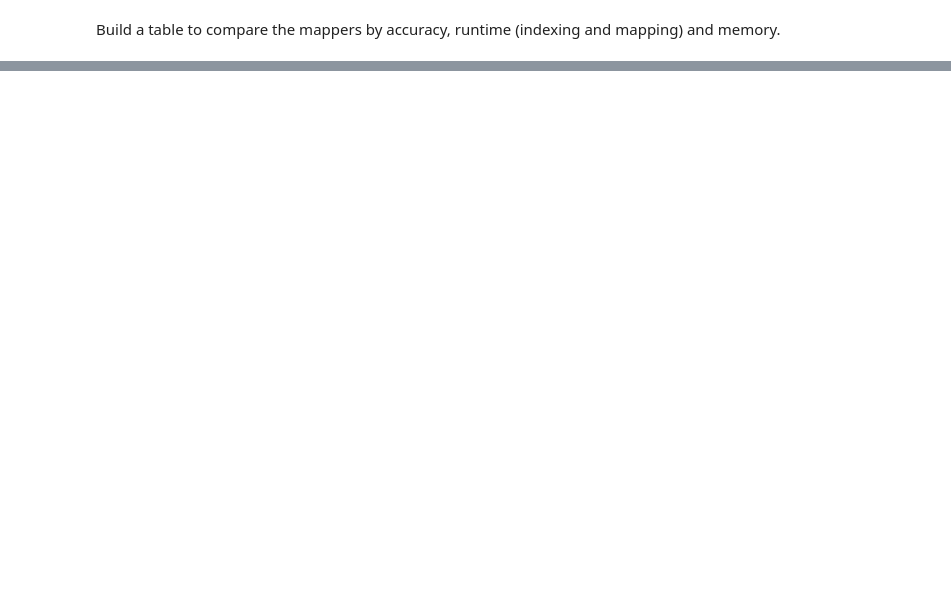
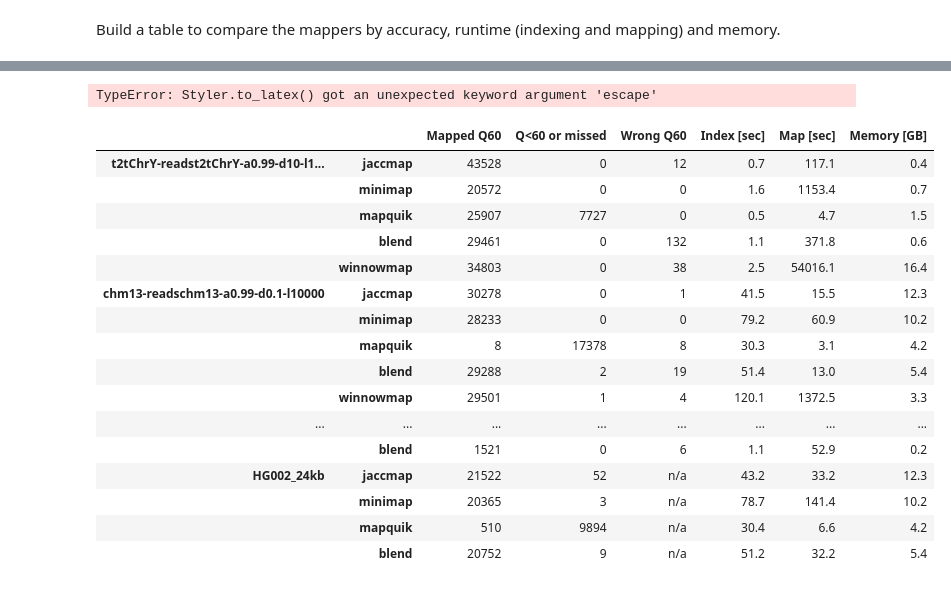
Before and after one commit to pesho-ivanov/shmap, a Jupyter notebook: evals/compare.ipynb, the cells around one changed output, grey strips where cells are left out. Saved outputs shown, nothing was run; the diff lists cells and outputs as text; code cells hidden in the pictures; blank space fills up the shorter version.

```diff
--- a/evals/compare.ipynb
+++ b/evals/compare.ipynb
@@ -383,0 +253,33 @@ KeyboardInterrupt:
+# %%
+def highlight_max(s):
+    is_max = s == s.max()
+    return ['font-weight: bold' if v else '' for v in is_max]
+
+df_high = df_styled.apply(highlight_max).set_caption(data)
+display(df_high.to_latex(escape=False))
+
+display(df_high)
+# %% [output]
+TypeError: Styler.to_latex() got an unexpected keyword argument 'escape'
+# %%
+DF = pd.concat(dfs, keys=keys)
+display(DF)
+DF.to_latex('evals-table.tex', escape=True)
+# %% [output]
+|  |  | Mapped Q60 | Q<60 or missed | Wrong Q60 | Index [sec] | Map [sec] | Memory [GB] |
+| t2tChrY-readst2tChrY-a0.99-d10-l1... | jaccmap | 43528 | 0 | 12 | 0.7 | 117.1 | 0.4 |
+|  | minimap | 20572 | 0 | 0 | 1.6 | 1153.4 | 0.7 |
+|  | mapquik | 25907 | 7727 | 0 | 0.5 | 4.7 | 1.5 |
+|  | blend | 29461 | 0 | 132 | 1.1 | 371.8 | 0.6 |
+|  | winnowmap | 34803 | 0 | 38 | 2.5 | 54016.1 | 16.4 |
+| chm13-readschm13-a0.99-d0.1-l10000 | jaccmap | 30278 | 0 | 1 | 41.5 | 15.5 | 12.3 |
+|  | minimap | 28233 | 0 | 0 | 79.2 | 60.9 | 10.2 |
+|  | mapquik | 8 | 17378 | 8 | 30.3 | 3.1 | 4.2 |
+|  | blend | 29288 | 2 | 19 | 51.4 | 13.0 | 5.4 |
+|  | winnowmap | 29501 | 1 | 4 | 120.1 | 1372.5 | 3.3 |
+| ... | ... | ... | ... | ... | ... | ... | ... |
+|  | blend | 1521 | 0 | 6 | 1.1 | 52.9 | 0.2 |
+| HG002_24kb | jaccmap | 21522 | 52 | n/a | 43.2 | 33.2 | 12.3 |
+|  | minimap | 20365 | 3 | n/a | 78.7 | 141.4 | 10.2 |
+|  | mapquik | 510 | 9894 | n/a | 30.4 | 6.6 | 4.2 |
+|  | blend | 20752 | 9 | n/a | 51.2 | 32.2 | 5.4 |
```
Also changed, not shown: parts of 5 cells of this notebook, 1 other file.
